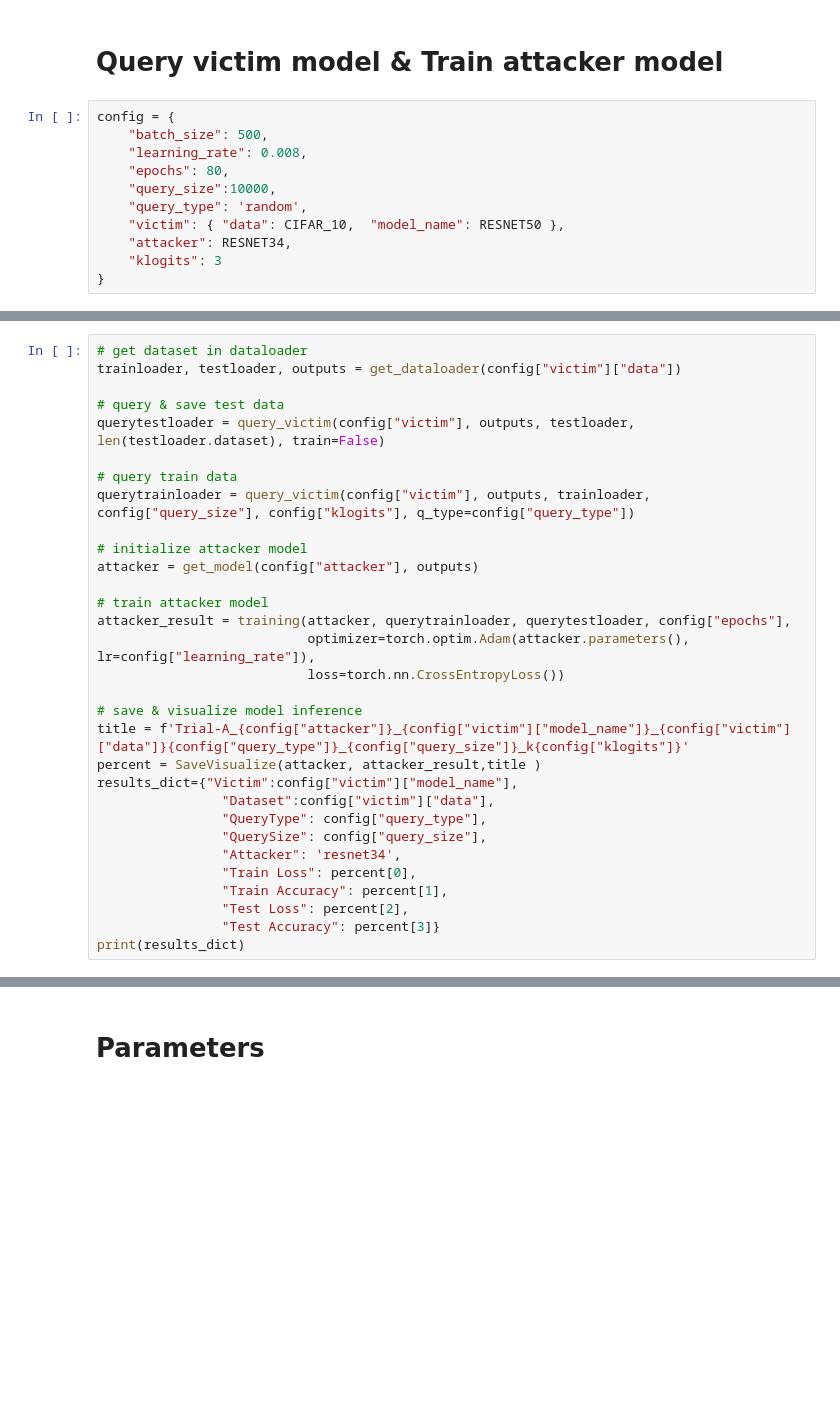
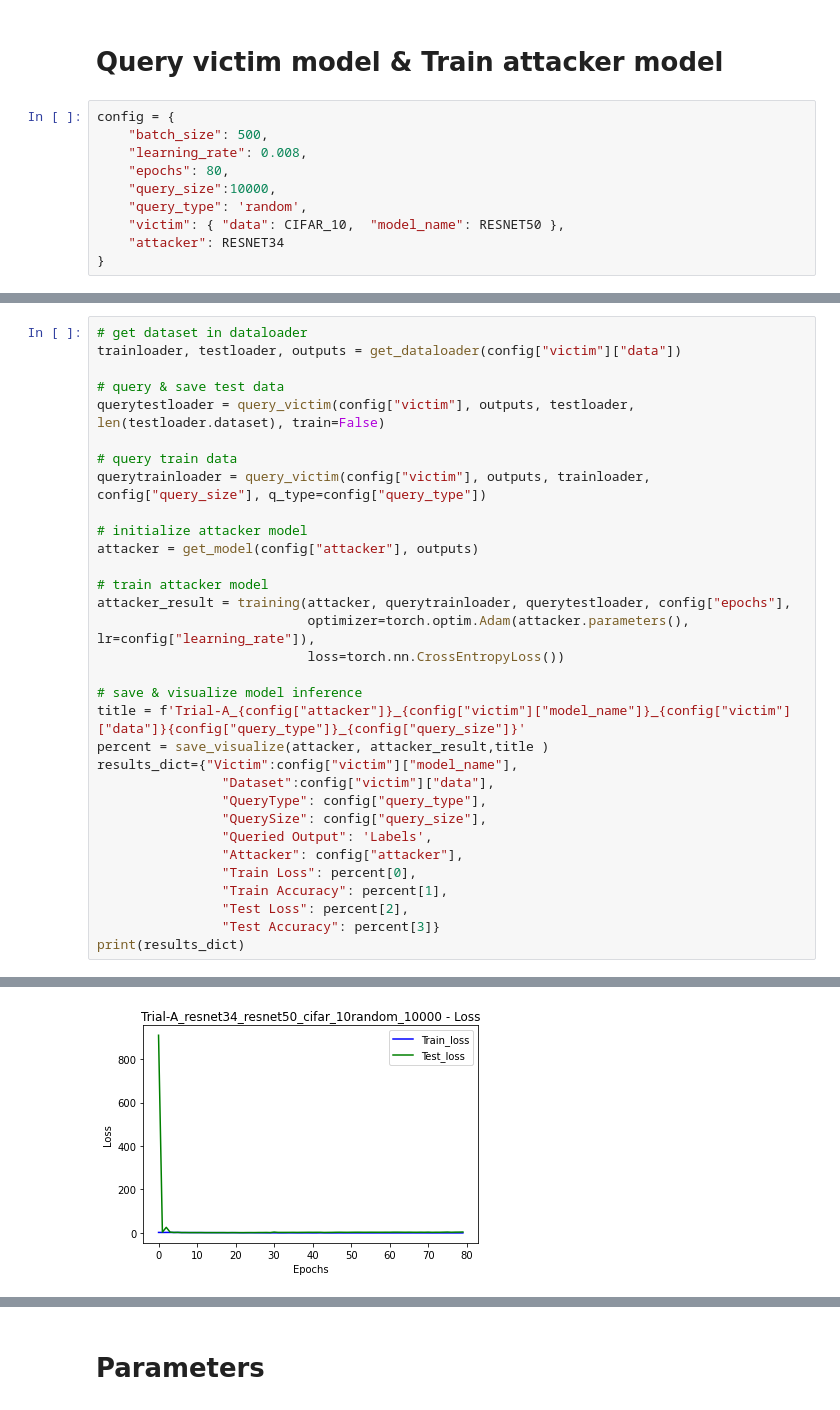
Before and after one commit to dannyrichy/dl-model-extraction, a Jupyter notebook: notebooks/Attacker.ipynb, the cells around one changed output, grey strips where cells are left out. Saved outputs shown, nothing was run; the diff lists cells and outputs as text; blank space fills up the shorter version.

Commit message:
Resnet34 training fixed

```diff
--- a/notebooks/Attacker.ipynb
+++ b/notebooks/Attacker.ipynb
@@ -18,6 +20,5 @@ config = {
     "query_size":10000,
     "query_type": 'random',
     "victim": { "data": CIFAR_10,  "model_name": RESNET50 },
-    "attacker": RESNET34,
-    "klogits": 3
+    "attacker": RESNET34
 }
@@ -29,7 +55,7 @@ trainloader, testloader, outputs = get_dataloader(config["victim"]["data"])
 querytestloader = query_victim(config["victim"], outputs, testloader, len(testloader.dataset), train=False)
 
 # query train data
-querytrainloader = query_victim(config["victim"], outputs, trainloader, config["query_size"], config["klogits"], q_type=config["query_type"])
+querytrainloader = query_victim(config["victim"], outputs, trainloader, config["query_size"], q_type=config["query_type"])
 
 # initialize attacker model
 attacker = get_model(config["attacker"], outputs)
@@ -40,15 +66,17 @@ attacker_result = training(attacker, querytrainloader, querytestloader, config["
                            loss=torch.nn.CrossEntropyLoss())
 
 # save & visualize model inference
-title = f'Trial-A_{config["attacker"]}_{config["victim"]["model_name"]}_{config["victim"]["data"]}{config["query_type"]}_{config["query_size"]}_k{config["klogits"]}'
-percent = SaveVisualize(attacker, attacker_result,title )
+title = f'Trial-A_{config["attacker"]}_{config["victim"]["model_name"]}_{config["victim"]["data"]}{config["query_type"]}_{config["query_size"]}'
+percent = save_visualize(attacker, attacker_result,title )
 results_dict={"Victim":config["victim"]["model_name"],
                 "Dataset":config["victim"]["data"],
                 "QueryType": config["query_type"],
                 "QuerySize": config["query_size"],
-                "Attacker": 'resnet34',
+                "Queried Output": 'Labels',
+                "Attacker": config["attacker"],
                 "Train Loss": percent[0],
                 "Train Accuracy": percent[1],
                 "Test Loss": percent[2],
                 "Test Accuracy": percent[3]}
 print(results_dict)
+# %% [output]
@@ -54,0 +100 @@ print(results_dict)
+[figure, added]
```
Also changed, not shown: parts of 11 cells of this notebook, 6 other files.
